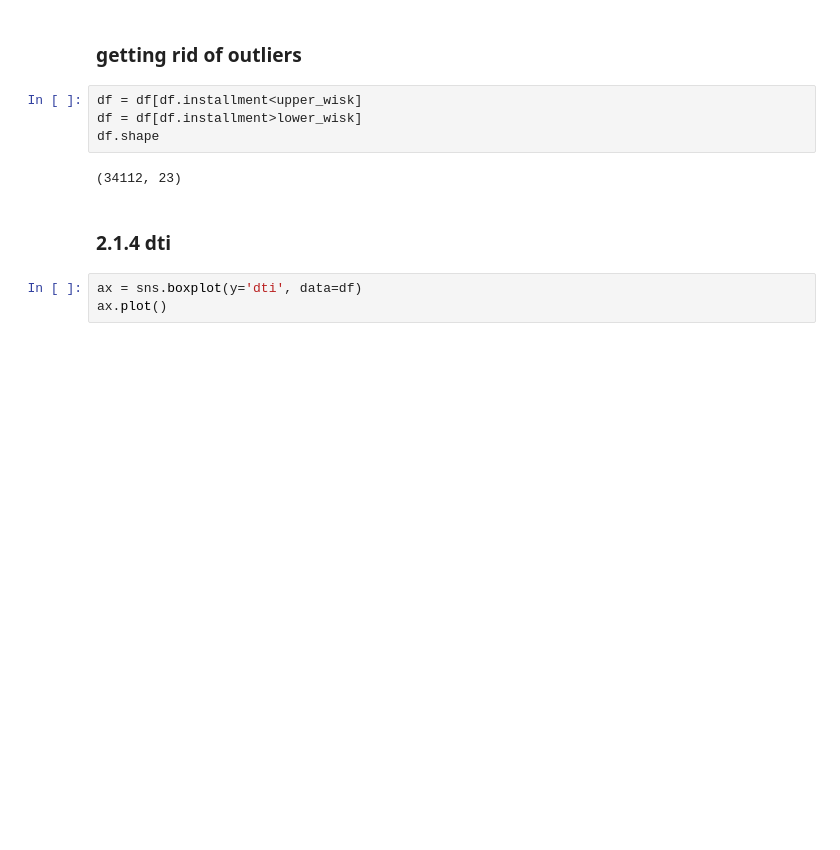
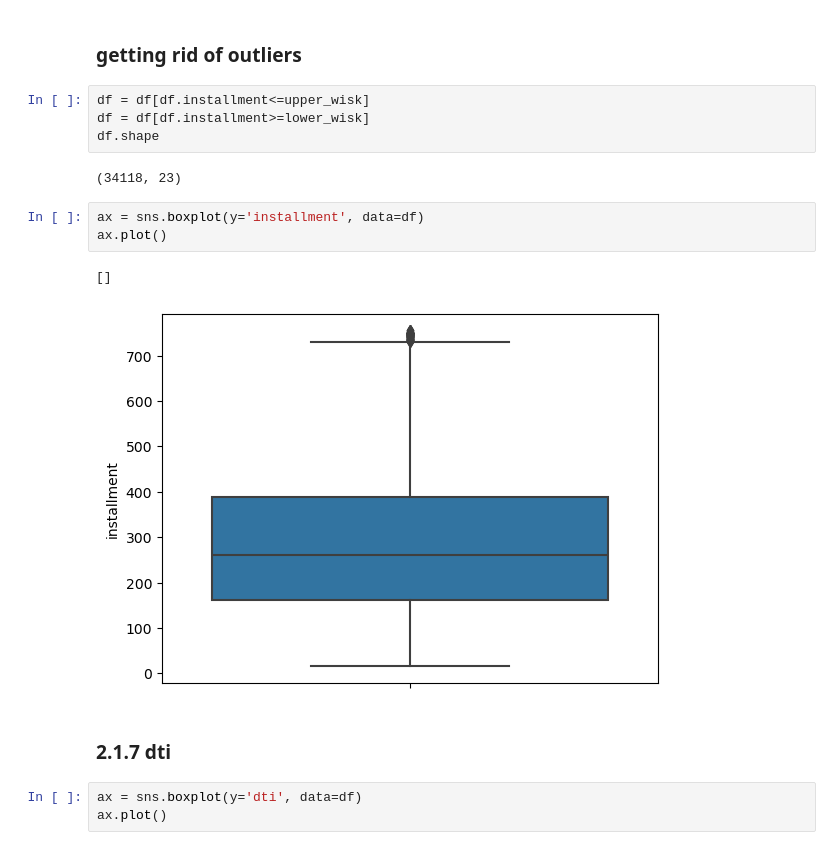
Before and after one commit to sdakshinkar/LendingClubCaseStudy, a Jupyter notebook: Swapnil_Dakshinkar.ipynb, the cells around one changed output. Cells and saved outputs as stored; diff of their text form; blank space fills up the shorter version.

```diff
--- a/Swapnil_Dakshinkar.ipynb
+++ b/Swapnil_Dakshinkar.ipynb
@@ -389,13 +423,19 @@ print(len(df[df.installment<lower_wisk]))
 # %% [markdown]
 ### getting rid of outliers
 # %%
-df = df[df.installment<upper_wisk]
-df = df[df.installment>lower_wisk]
+df = df[df.installment<=upper_wisk]
+df = df[df.installment>=lower_wisk]
 df.shape
 # %% [output]
-(34112, 23)
+(34118, 23)
+# %%
+ax = sns.boxplot(y='installment', data=df)
+ax.plot()
+# %% [output]
+[]
+[figure, added]
 # %% [markdown]
-### 2.1.4 dti
+### 2.1.7 dti
 # %%
 ax = sns.boxplot(y='dti', data=df)
 ax.plot()
```
Also changed, not shown: parts of 75 cells of this notebook, 1 other file.
